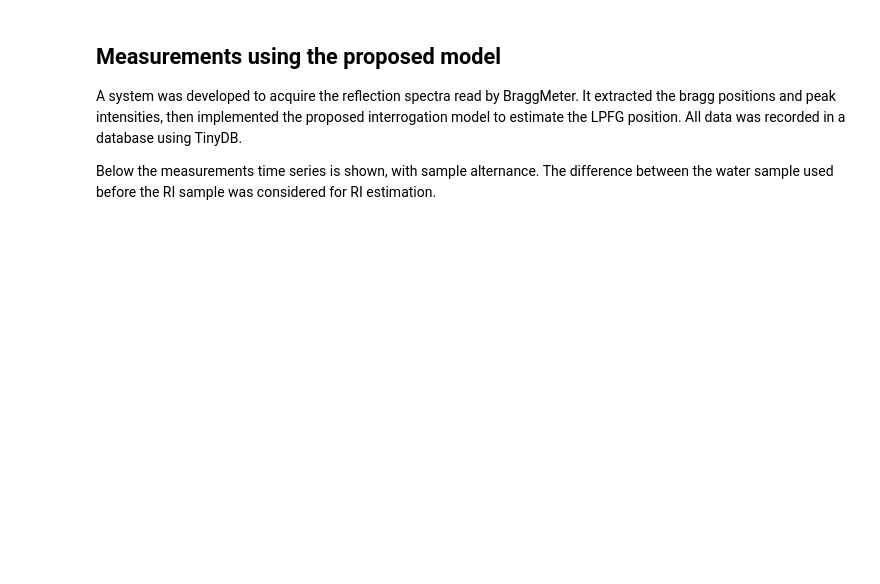
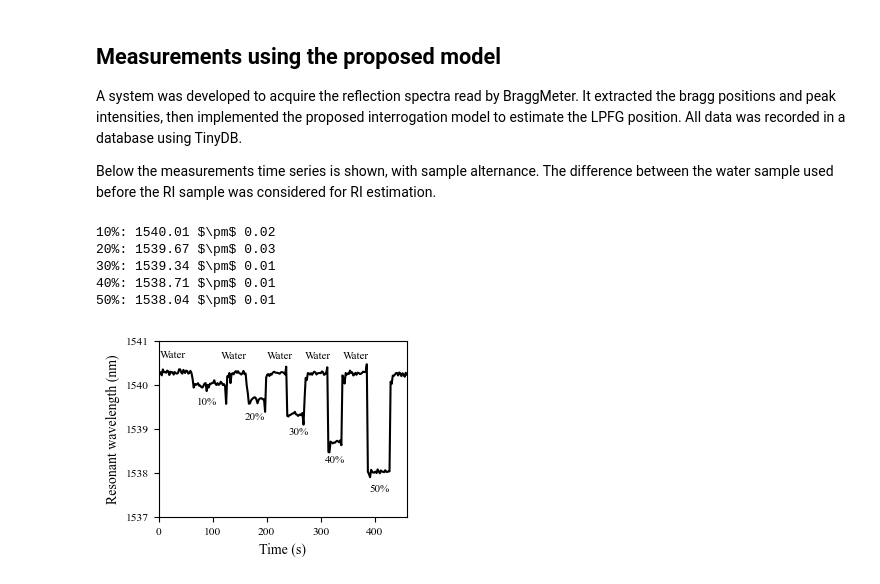
Before and after one commit to felipebarino/lpfg_demodulation_supplementary, a Jupyter notebook: 3 - Evaluation by measured spectra.ipynb, the cells around one changed output. Drawn from its saved outputs; the diff is of its cells as text; code cells hidden in the pictures; blank space fills up the shorter version.

```diff
--- a/3 - Evaluation by measured spectra.ipynb
+++ b/3 - Evaluation by measured spectra.ipynb
@@ -464,39 +505,44 @@ plt.plot(elapsed[10::], prediction[10::], '-k', label=None)
 plt.ylim(1537, 1541)
 plt.xlim(0, 460)
 plt.ylabel('Resonant wavelength (nm)')
 plt.xlabel('Time (s)')
 
 texts = [[3, 'Water'],
          [70, '10%'],
          [115, 'Water'],
          [160, '20%'],
          [200, 'Water'],
          [240, '30%'],
          [270, 'Water'],
          [307, '40%'],
          [340, 'Water'],
          [390, '50%']]
 
 wlres, uncert = np.round(wl_res, decimals=2), np.round(wl_res_u, decimals=2)
 for wl_res_i, unce_i, text, x_pos in zip(wlres, uncert, texts, times_series_parts):
     #text[0] = np.mean(elapsed[x_pos[1::]])
 
     if text[1] == 'Water':
         delta = +0.4
-        wl_text = f'\n\n{wl_res_i} $\pm$ {unce_i}'
+        wl_text = f'{wl_res_i} $\pm$ {unce_i}'
     else:
         delta = -0.4
-        wl_text = f'\n\n{wl_res_i} $\pm$ {unce_i}'
+        wl_text = f'{wl_res_i} $\pm$ {unce_i}'
+        print(f'{text[1]}: {wl_text}')
     plt.text(text[0], wl_res_i+delta,
              text[1], fontsize=8,
              ha='left', va='center', rotation=0)
 
-    """plt.text(text[0], wl_res_i+delta,
-             wl_text, fontsize=5,
-             ha='left', va='center', rotation=0)
-    """
 
+plt.tight_layout()
 plt.show()
+# %% [output]
+10%: 1540.01 $\pm$ 0.02
+20%: 1539.67 $\pm$ 0.03
+30%: 1539.34 $\pm$ 0.01
+40%: 1538.71 $\pm$ 0.01
+50%: 1538.04 $\pm$ 0.01
+[figure, added]
 # %%
 # Estimate RI
 wl_res_u = np.array([uncertainties.ufloat(m, u) for m, u in zip(wl_res, uncert)])
```
Also changed, not shown: parts of 16 cells of this notebook, 4 other files.
